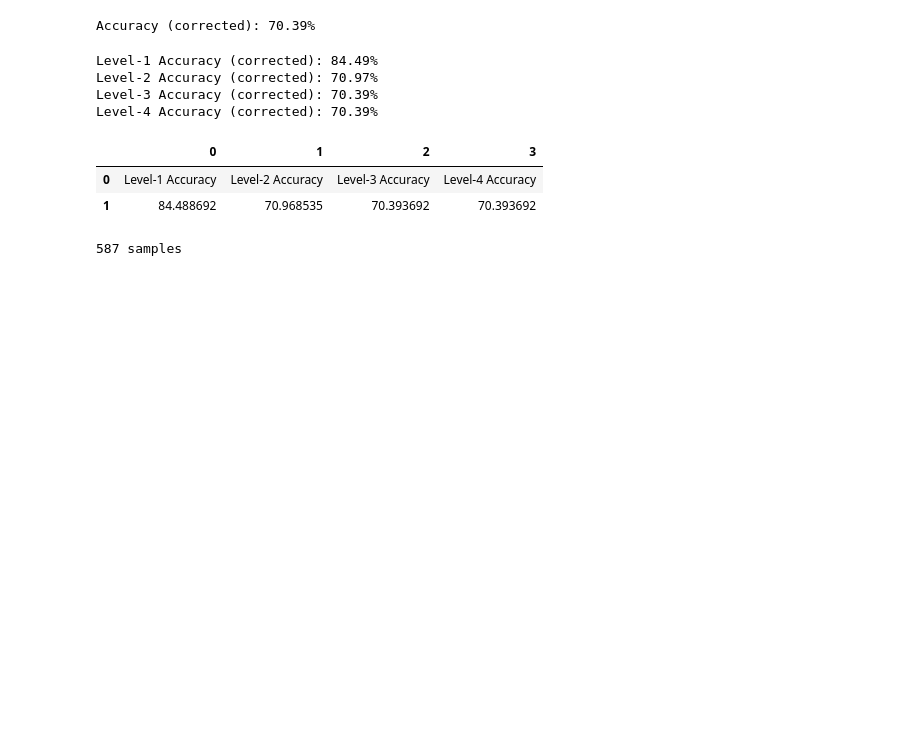
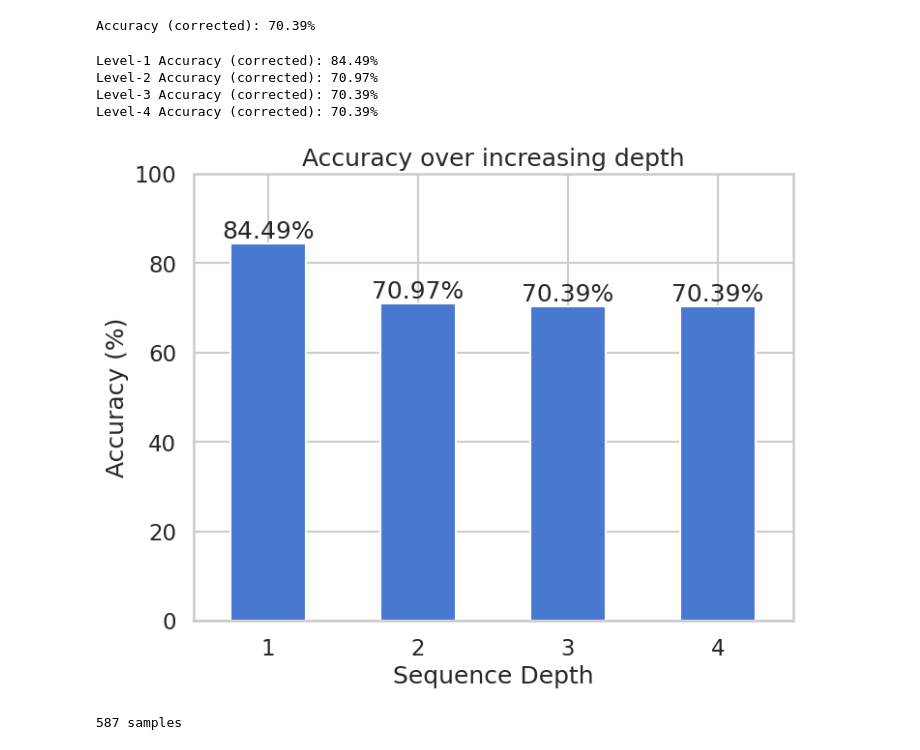
Before and after one commit to lasserre/datatype-recovery-experiments, a Jupyter notebook: notebooks/eval.ipynb, the cells around one changed output. Cells and saved outputs as stored; diff of their text form; code cells hidden in the pictures; blank space fills up the shorter version.

```diff
--- a/notebooks/eval.ipynb
+++ b/notebooks/eval.ipynb
@@ -231,12 +231,15 @@ Level-1 Accuracy (corrected): 84.49%
 Level-2 Accuracy (corrected): 70.97%
 Level-3 Accuracy (corrected): 70.39%
 Level-4 Accuracy (corrected): 70.39%
-# %%
-pd.DataFrame(acc_data)#.plot(kind='bar')
-# %% [output]
-|  | 0 | 1 | 2 | 3 |
-| 0 | Level-1 Accuracy | Level-2 Accuracy | Level-3 Accuracy | Level-4 Accuracy |
-| 1 | 84.488692 | 70.968535 | 70.393692 | 70.393692 |
+# %%
+ax = pd.DataFrame(acc_data, columns=['Seq Depth','Accuracy']).plot(kind='bar', x='Seq Depth', y='Accuracy', rot=0, figsize=(8,6),
+    xlabel='Sequence Depth', ylabel='Accuracy (%)', title='Accuracy over increasing depth', legend=False,
+    ylim=[0, 100])
+
+for container in ax.containers:
+    ax.bar_label(container, label_type='edge', fmt=lambda x: f'{x:.2f}%' if x > 5 else '')
+# %% [output]
+[figure, added]
 # %%
 category = 'uchar'
 print(f'{len(mdf[mdf.TypeSeqL1_Debug==category]):,} samples')
```
Also changed, not shown: 2 other files.
